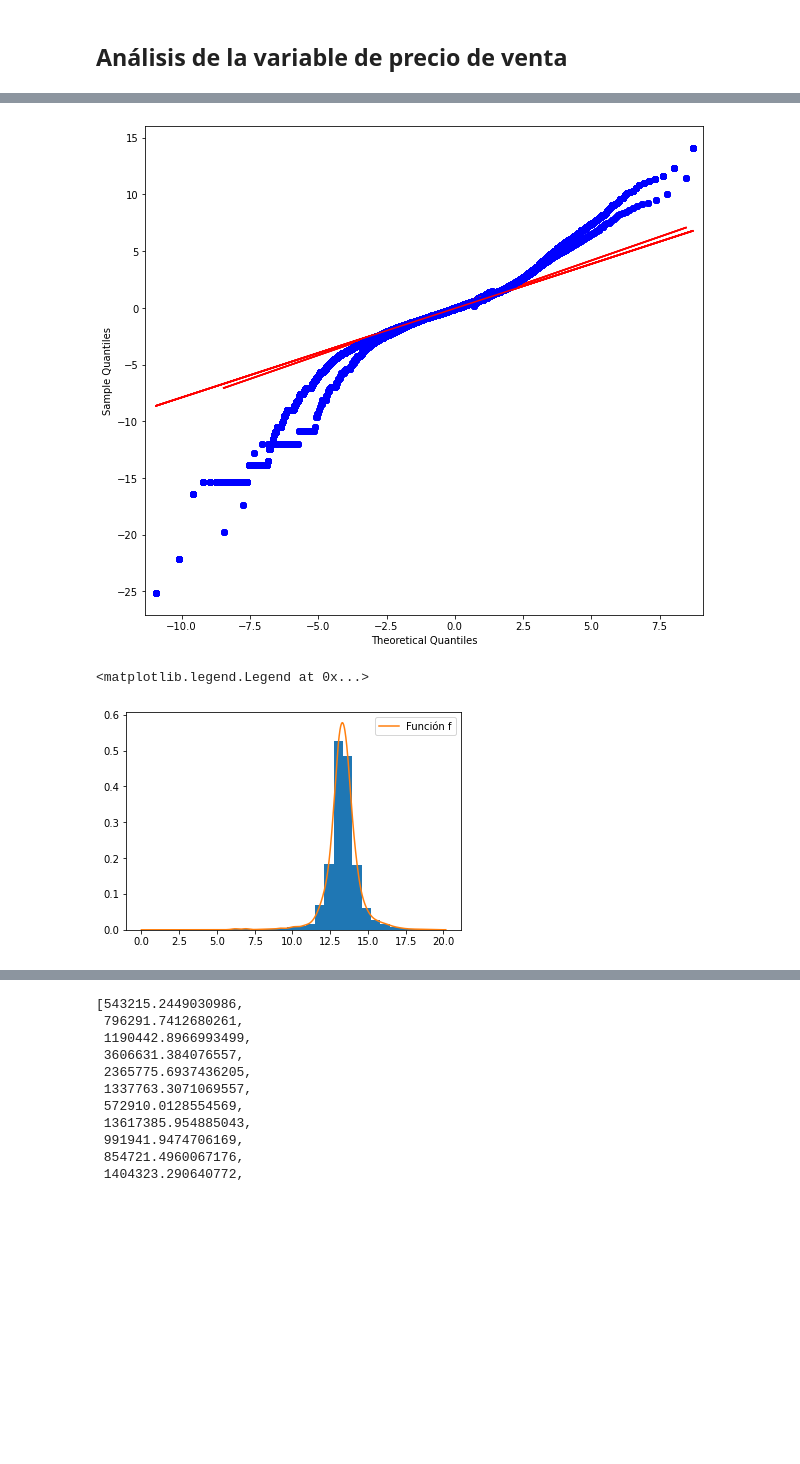
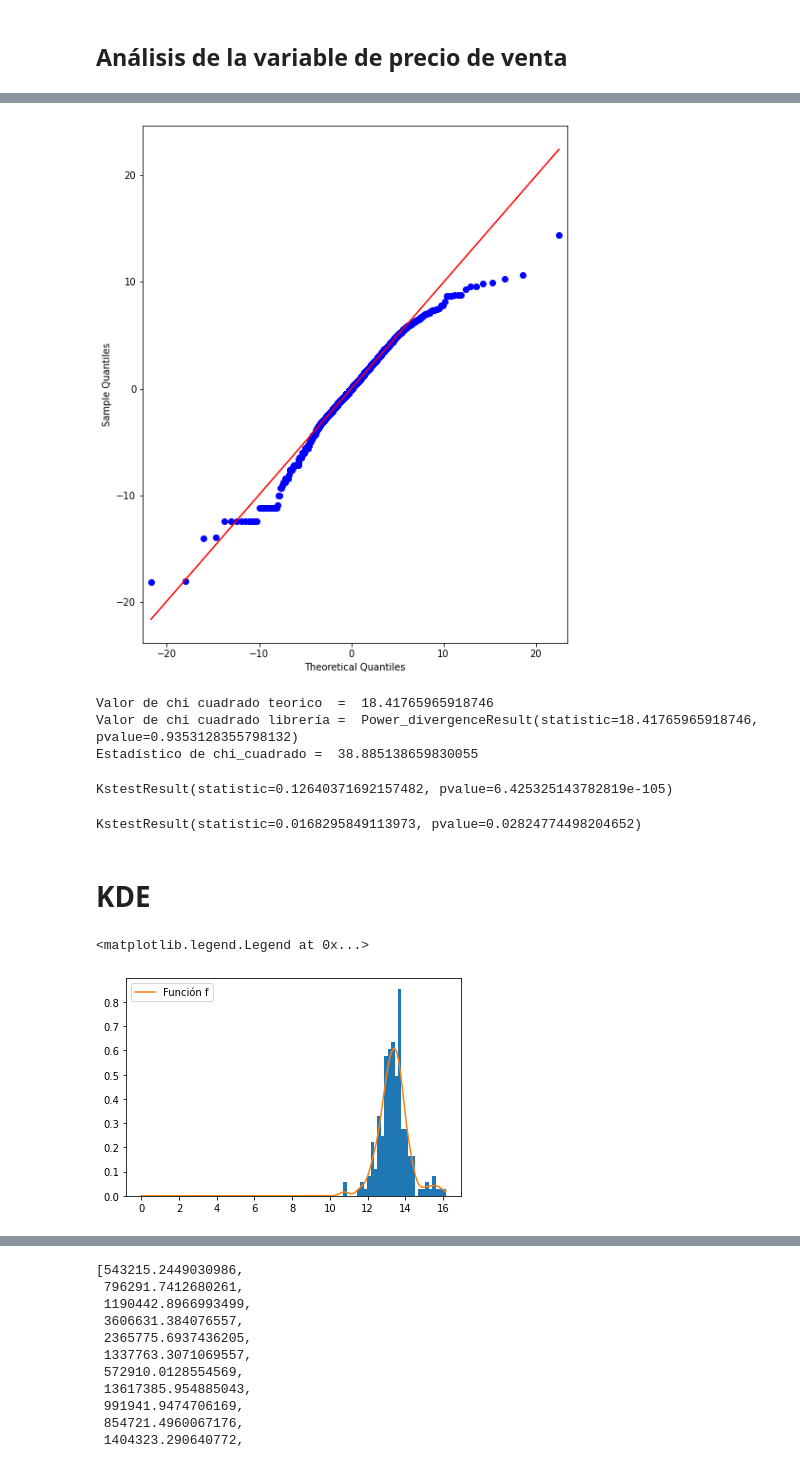
Before and after one commit to danielperhez/Proyecto_PRivera_CPerez, a Jupyter notebook: Proyecto_PRivera_CPerez.ipynb, the cells around one changed output, grey strips where cells are left out. Drawn from its saved outputs; the diff is of its cells as text; code cells hidden in the pictures; blank space fills up the shorter version.

```diff
--- a/Proyecto_PRivera_CPerez.ipynb
+++ b/Proyecto_PRivera_CPerez.ipynb
@@ -177,6 +177,7 @@ data
 v1_data_df = data[['SALE PRICE']]
 v1_data_df = v1_data_df.replace(['0', '1', '10', '100'], np.nan).dropna()
 v1_data_df = v1_data_df.sort_values(by = 'SALE PRICE')
+v1_data_df = v1_data_df.sample(n = 200)
 v1_data_df
 # %% [output]
 |  | SALE PRICE |
@@ -293,0 +331,4 @@ array(['genlogistic', 'burr', 'hypsecant', 'fisk', 'burr12'], dtype=object)
+# %%
+param = st.t.fit(v1_data)
+
+pdf_fitted = st.t.pdf(x, df = param[0], loc = param[1], scale = param[2])
@@ -294,6 +392,5 @@ array(['genlogistic', 'burr', 'hypsecant', 'fisk', 'burr12'], dtype=object)
 # %%
-#fix, ax = plt.subplots(1, 1, figsize = [10 , 9])
-grap_1 = sm.qqplot(var, dist=getattr(st, best[0]), line='q', fit=True, ax=ax)
-grap_1
+fig2, ax2 = plt.subplots(1, 1, figsize = [8, 10])
+grap_12 = sm.qqplot(v1_data, dist=getattr(st, 'johnsonsu'), line='q', fit=True, ax=ax2)
 # %% [output]
-[figure, old version]
+[figure, new version]
@@ -300,3 +399,37 @@ grap_1
+# %%
+pi2 = st.johnsonsu.pdf(x, a = param2[0], b = param2[1], loc = param2[2], scale = param2[3])
+
+# Cálculo de la esperanza usando la expresión teórica
+Ei2 = x*pi2
+
+# Cálculo teórico de la chi cuadrada
+x22 = np.sum(list(map(lambda Ei, obs_i:(obs_i - Ei)**2 / Ei, Ei2, y)))
+print('Valor de chi cuadrado teorico  = ', x22)
+
+# Cálculo usando la librería estadística de la chi cuadrada
+X22 = st.chisquare(y, Ei2)
+print('Valor de chi cuadrado librería = ', X22)
+
+# Cálculo de Grados de libertad del estadístico
+p2 = 4 # Parámetros estimados con los datos
+m2 = 30-p-1 # grados de libertad
+
+Chi_est2 = st.chi2.ppf(q=0.95, df=m2)
+print('Estadístico de chi_cuadrado = ', Chi_est2)
+# %% [output]
+Valor de chi cuadrado teorico  =  18.41765965918746
+Valor de chi cuadrado librería =  Power_divergenceResult(statistic=18.41765965918746, pvalue=0.9353128355798132)
+Estadístico de chi_cuadrado =  38.885138659830055
+# %%
+st.kstest(v1_data, 't', args = (param[0], param[1], param[2]))
+# %% [output]
+KstestResult(statistic=0.12640371692157482, pvalue=6.425325143782819e-105)
+# %%
+st.kstest(v1_data, 'johnsonsu', args = (param2[0], param2[1], param2[2], param2[3]))
+# %% [output]
+KstestResult(statistic=0.0168295849113973, pvalue=0.02824774498204652)
+# %% [markdown]
+# KDE
 # %%
 def kde_statsmodels_m(x, x_grid, bandwidth=0.2, **kwargs):
     """Multivariate Kernel Density Estimation with Statsmodels"""
@@ -310,10 +443,10 @@ f = kde_statsmodels_m(var, xx)
 # %%
-plt.hist(var, bins = 30,density = True)
+plt.hist(v1_data, bins = 30, density = True)
 plt.plot(xx, f(xx), label = 'Función f')
 plt.legend(loc = 'best')
 # %% [output]
 <matplotlib.legend.Legend at 0x...>
-[figure, old version]
+[figure, new version]
 # %%
 def Acep_rechazo(N:'número de aleatorias a generar',
                  a:'rango inferior',
```
Also changed, not shown: parts of 22 cells of this notebook.
